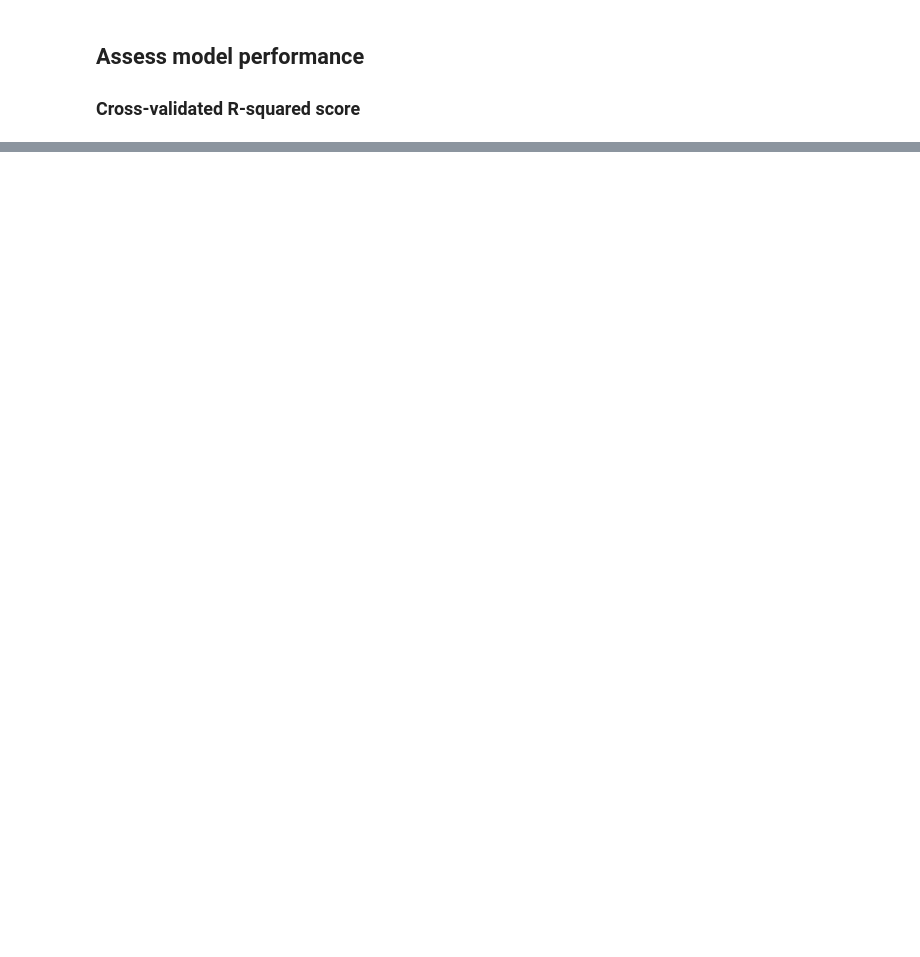
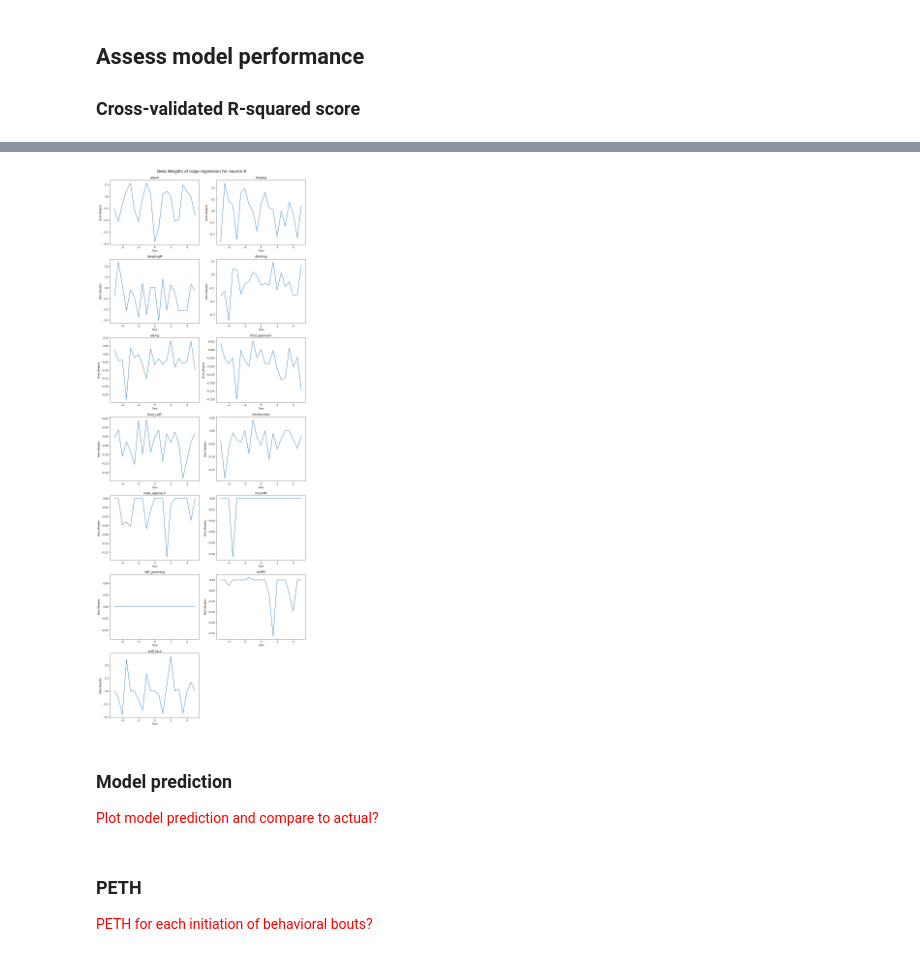
Before and after one commit to CharlesXu-Jingyue/DJA_FallRotation, a Jupyter notebook: DJA_GLM-HHM/glm.ipynb, the cells around one changed output, grey strips where cells are left out. Drawn from its saved outputs; the diff is of its cells as text; code cells hidden in the pictures; blank space fills up the shorter version.

```diff
--- a/DJA_GLM-HHM/glm.ipynb
+++ b/DJA_GLM-HHM/glm.ipynb
@@ -203,0 +250,28 @@ Text(0, 0.5, 'cross-validated R²')
+# %%
+# Plot betas for each behavior using ridge regression
+fig, axs = plt.subplots(nrows=np.ceil(num_labels/2).astype(int), ncols=2, figsize=(12, 5*num_labels//2), constrained_layout=True)
+
+for i in range(num_labels):
+    row = i // 2
+    col = i % 2
+
+    axs[row, col].plot(np.arange(-time_window*frame_rate, time_window*frame_rate+1, time_step)/10, betas_ridge_labeled[labels[i]][neuron_idx, :])
+    axs[row, col].set_title(labels[i])
+    axs[row, col].set_xlabel('Time')
+    axs[row, col].set_ylabel('Beta Weights')
+
+    if i == num_labels - 1 and num_labels % 2 == 1:
+        axs[row, col+1].axis('off')
+
+fig.suptitle('Beta Weights of ridge regression for neuron {}'.format(neuron_idx), fontsize=16)
+plt.show()
+# %% [output]
+[figure, added]
+# %% [markdown]
+### Model prediction
+
+<font color='red'>Plot model prediction and compare to actual?</font>
+# %% [markdown]
+### PETH
+
+<font color='red'>PETH for each initiation of behavioral bouts?</font>
```
Also changed, not shown: parts of 13 cells of this notebook, 1 other file.
